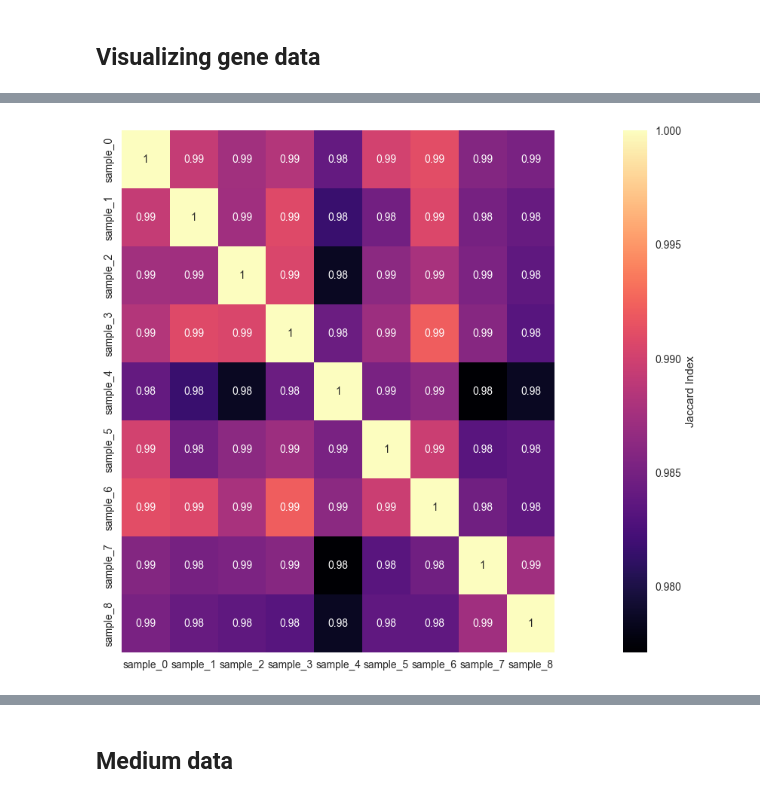
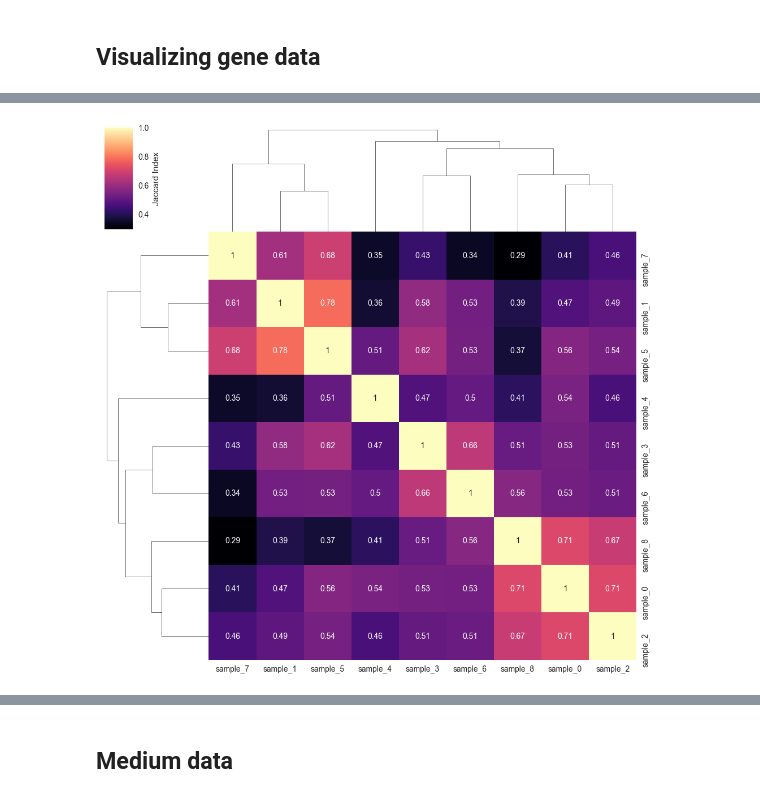
Before and after one commit to qwerty239qwe/pipeGEM, a Jupyter notebook: docs/source/tutorial/2_data.ipynb, the cells around one changed output, grey strips where cells are left out. Saved outputs shown, nothing was run; the diff lists cells and outputs as text; code cells hidden in the pictures.

Commit message:
finish 2_data.ipynb fix some bugs related to it

```diff
--- a/docs/source/tutorial/2_data.ipynb
+++ b/docs/source/tutorial/2_data.ipynb
@@ -127,0 +166,13 @@ p75_threshold.plot()
+# %%
+# To find local threshold, we need to aggregate several GeneData first!
+dummy_groups = pd.DataFrame({"gp1": {c: "a" if int(c.split("_")[1]) > 4 else "b" for c in raw_count.columns}})
+gene_data_dic = {}
+
+for c in raw_count.columns:
+
+    gene_data_dic[c] = GeneData(data=raw_count[c],
+                                data_transform=lambda x: np.log2(x),
+                                absent_expression=0)
+
+agg_gene_data = GeneData.aggregate(gene_data_dic, group_annotation=dummy_groups)
+agg_gene_data
@@ -149,2 +196,2 @@ agg_data = GeneData.aggregate(gene_data_dict, prop="data")
 # %%
-corr_result = agg_data.corr()
+corr_result = agg_gene_data.corr()
@@ -151,4 +209,4 @@ corr_result = agg_data.corr()
 # %%
-corr_result.plot()
+corr_result.plot(annot=True)
 # %% [output]
-[figure, old version]
+[figure, new version]
```
Also changed, not shown: parts of 41 cells of this notebook, 10 other files.
